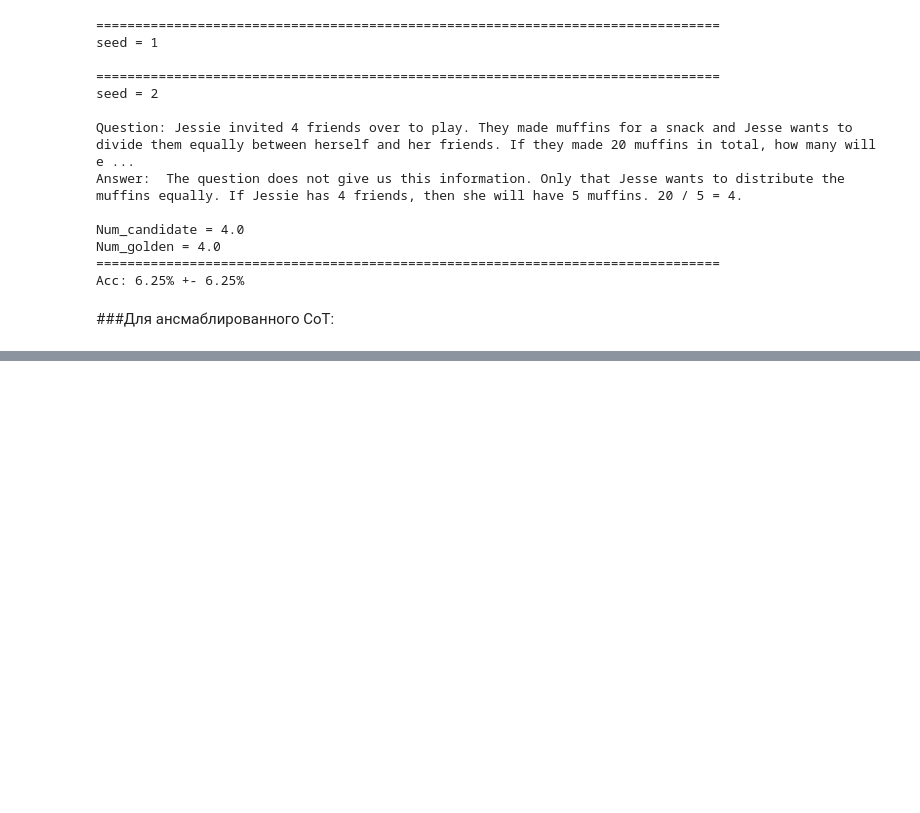
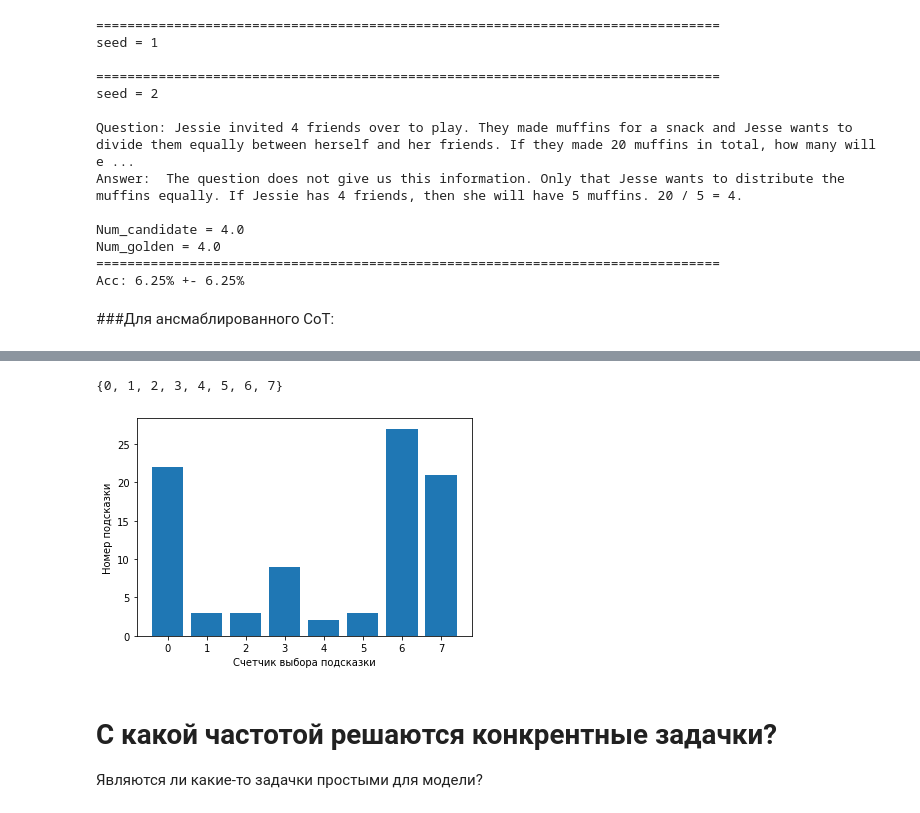
Before and after one commit to Artemmakanov/TLab2023_CoT_promting, a Jupyter notebook: bloom.ipynb, the cells around one changed output, grey strips where cells are left out. Cells and saved outputs as stored; diff of their text form; code cells hidden in the pictures; blank space fills up the shorter version.

```diff
--- a/bloom.ipynb
+++ b/bloom.ipynb
@@ -516,0 +628,6 @@ print("="*80 + "\nAcc: {0}% +- {1}%".format(np.mean(acc_lst)  * 100 , compute_de
+# %%
+checkpoint = "bert-base-cased"
+tokenizer = AutoTokenizer.from_pretrained(checkpoint)
+model = BertModel.from_pretrained(checkpoint).cuda()
+
+cos = nn.CosineSimilarity(dim=0, eps=1e-6)
@@ -516,0 +638,4 @@ print("="*80 + "\nAcc: {0}% +- {1}%".format(np.mean(acc_lst)  * 100 , compute_de
+# %%
+with open('promts.jsonl', 'r') as f:
+    # Use the json dumps method to write the list to disk
+    prompts = json.loads(f.read())
@@ -516,0 +674,24 @@ print("="*80 + "\nAcc: {0}% +- {1}%".format(np.mean(acc_lst)  * 100 , compute_de
+# %%
+entire_prmpts = []
+for i in range(30):
+    entire_prmpts += df_prompts_idx_lst[i]
+# %%
+set(entire_prmpts)
+# %% [output]
+{0, 1, 2, 3, 4, 5, 6, 7}
+# %%
+dct = dict(sorted(Counter(entire_prmpts).items(), key=lambda item: item[0]))
+# %%
+ax=plt.subplot()
+
+ax.bar(dct.keys(), dct.values())
+
+ax.set_xlabel("Счетчик выбора подсказки")
+ax.set_ylabel("Номер подсказки")
+
+plt.show()
+# %% [output]
+[figure, added]
+# %% [markdown]
+# С какой частотой решаются конкрентные задачки?
+Являются ли какие-то задачки простыми для модели?
```
Also changed, not shown: parts of 55 cells of this notebook.
